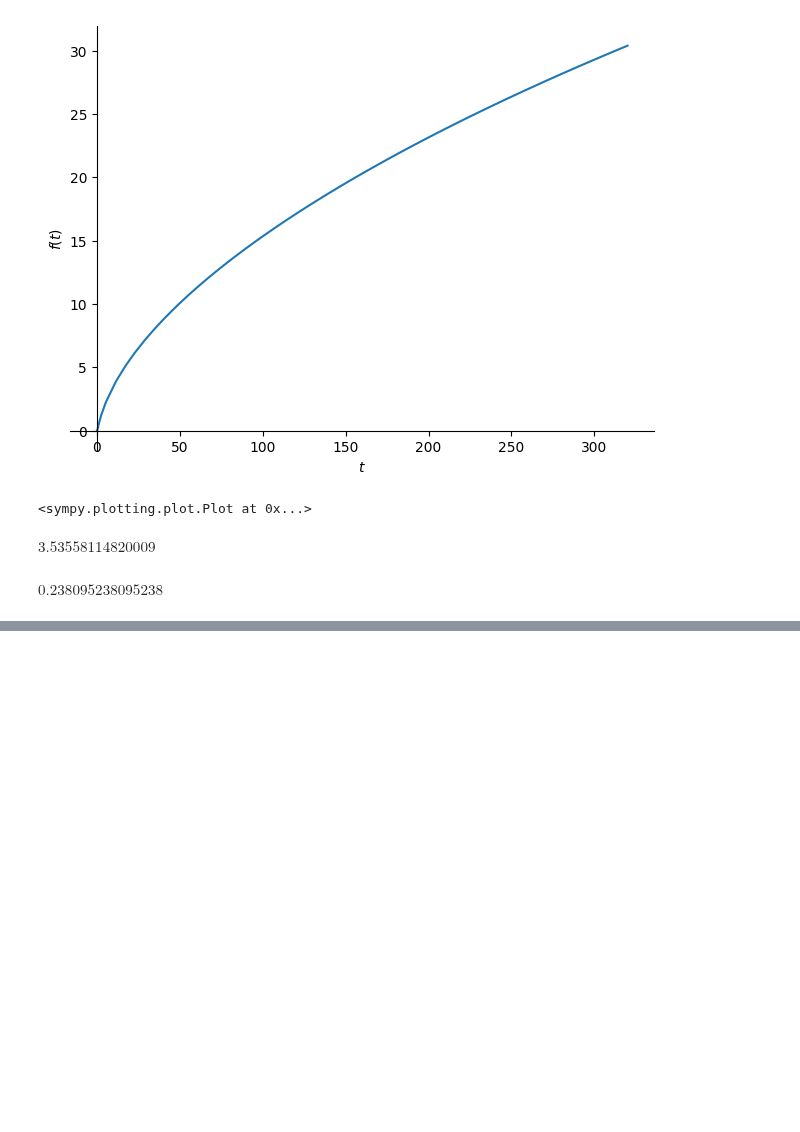
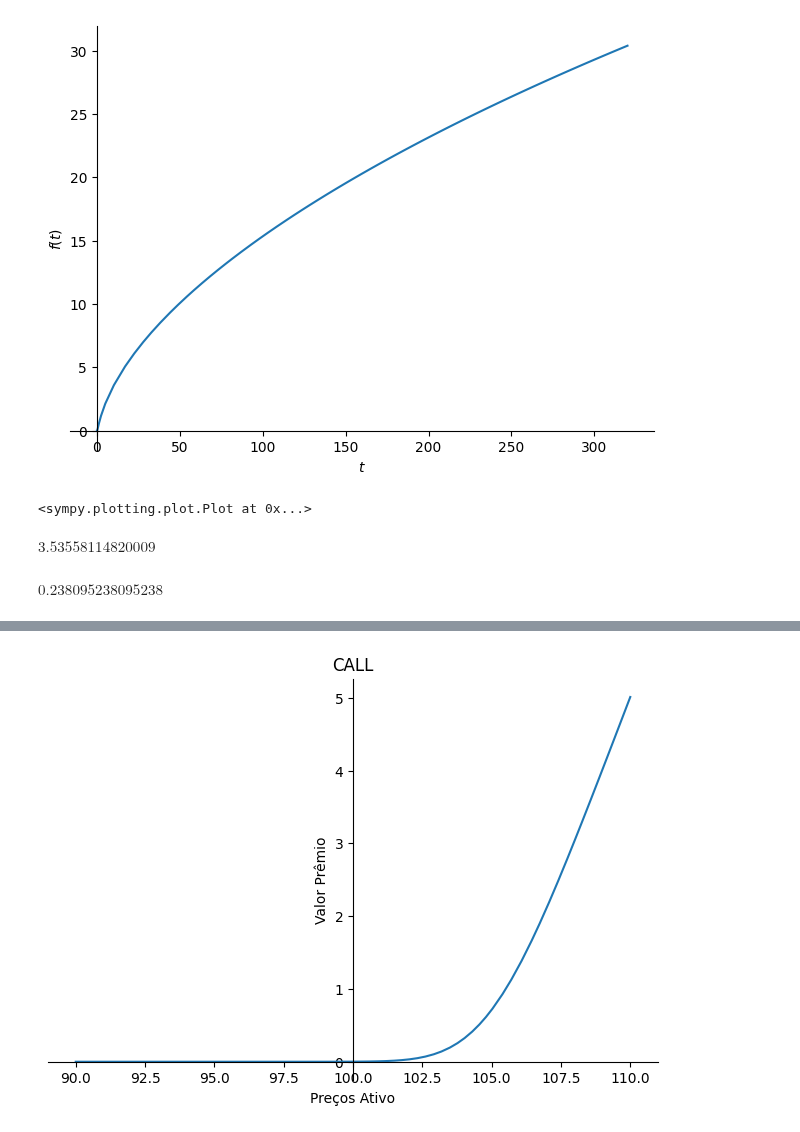
Before and after one commit to Felipe-Pinto/python_para_exatas, a Jupyter notebook: BS_Sympy.ipynb, the cells around one changed output, grey strips where cells are left out. Drawn from its saved outputs; the diff is of its cells as text; code cells hidden in the pictures; blank space fills up the shorter version.

```diff
--- a/BS_Sympy.ipynb
+++ b/BS_Sympy.ipynb
@@ -174,0 +190,6 @@ $\displaystyle 0.238095238095238$
+# %%
+BSc = BlackScholes(r, S, Kc, T, sigma, type="c")
+# %%
+p = plot(BSc, (S, 90, 110), title='CALL', xlabel='Preços Ativo', ylabel='Valor Prêmio')
+# %% [output]
+[figure, added]
```
Also changed, not shown: parts of 5 cells of this notebook.
